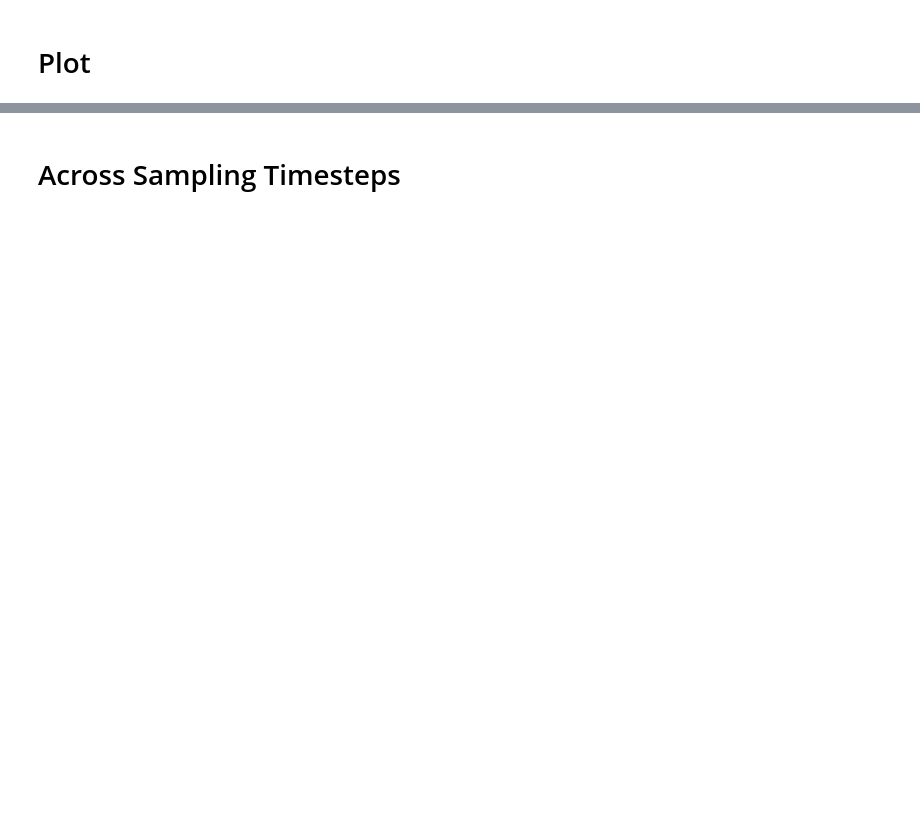
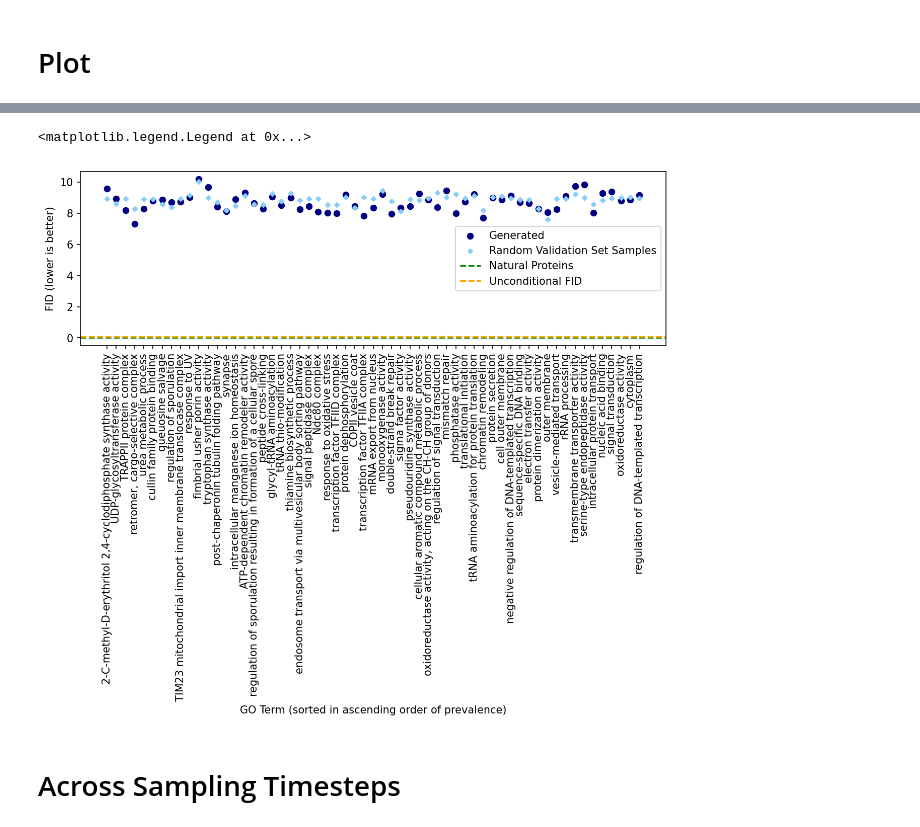
Before and after one commit to amyxlu/plaid-dev-distributed, a Jupyter notebook: notebooks/FIGURE_conditional_FID.ipynb, the cells around one changed output, grey strips where cells are left out. Cells and saved outputs as stored; diff of their text form; code cells hidden in the pictures; blank space fills up the shorter version.

```diff
--- a/notebooks/FIGURE_conditional_FID.ipynb
+++ b/notebooks/FIGURE_conditional_FID.ipynb
@@ -129,7 +127,7 @@ import numpy as np
 import torch
 import os
 
-samples_dir = Path("/data/lux70/plaid/artifacts/samples/5j007z42/")
+samples_dir = Path("/data/lux70/plaid/artifacts/samples/dpm2m/5j007z42")
 # %%
 def cond_code_to_idx(cond_code: str):
     vals = cond_code.split("_")
@@ -144,11 +142,13 @@ batch_size = 128
 
 for i, cond_code in enumerate(os.listdir(samples_dir)):
     function_idx, organism_idx = cond_code_to_idx(cond_code)
-    timestamps = glob.glob(str(samples_dir / cond_code / "*.npz"))
+    # timestamps = glob.glob(str(samples_dir / cond_code / "*.npz"))
+    timestamps = os.listdir(samples_dir / cond_code)
 
     if len(timestamps) > 0:
         try:
-            fpath = timestamps[-1]
+            timestamp = timestamps[-1]
+            fpath = samples_dir / cond_code / timestamp / "latent.npz"
             print(fpath)
 
             cond_fid = ConditionalFID(
@@ -211,22 +246,24 @@ combined_df
 # %%
-fig, ax = plt.subplots(1, 1, dpi=150, figsize=(6,3))
+fig, ax = plt.subplots(1, 1, dpi=150, figsize=(10,3))
 ax.scatter(np.arange(len(combined_df)), combined_df['condgen_to_true'].values, label="Generated", s=30, c="navy")
 # ax.scatter(np.arange(len(combined_df)), combined_df['uncond_to_true'].values, label="Random Validation Set Samples",s=15, c=colors, marker="D")
 ax.scatter(np.arange(len(combined_df)), combined_df['uncond_to_true'].values, label="Random Validation Set Samples",s=10, c="lightskyblue", marker="D")
 ax.set_xticks(ticks=np.arange(len(combined_df)), labels=combined_df.GO_term.values, rotation=90)
 
 ax.axhline(y=uncond_gt_fid, color='green', linestyle='--', label="Natural Proteins")
 ax.axhline(y=uncond_gen_fid, color='orange', linestyle='--', label="Unconditional FID")
 
 
 ### TODO: modify upper bound on y lim as needed
 ### TODO: wrap text?
 
-ax.set_ylim(0,1.2)
 ax.set_xlabel("GO Term (sorted in ascending order of prevalence)")
 ax.set_ylabel("FID (lower is better)")
 
 plt.legend()
+# %% [output]
+<matplotlib.legend.Legend at 0x...>
+[figure, added]
 # %%
 combined_df.head()
 # %%
```
Also changed, not shown: parts of 19 cells of this notebook, 2 other files.
